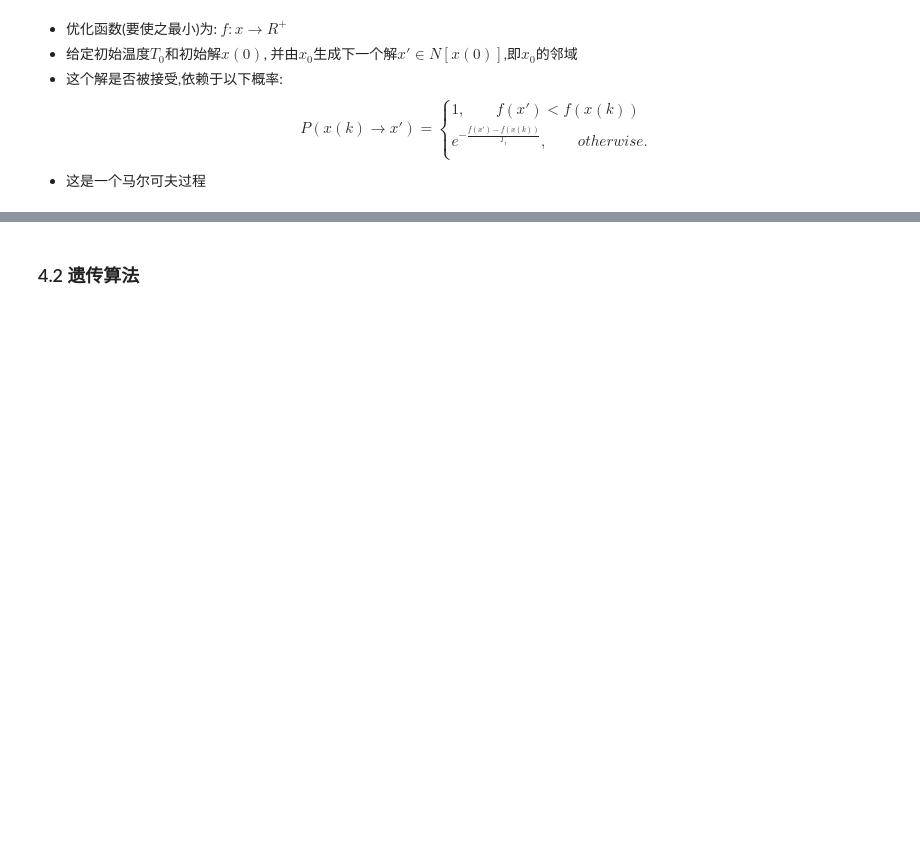
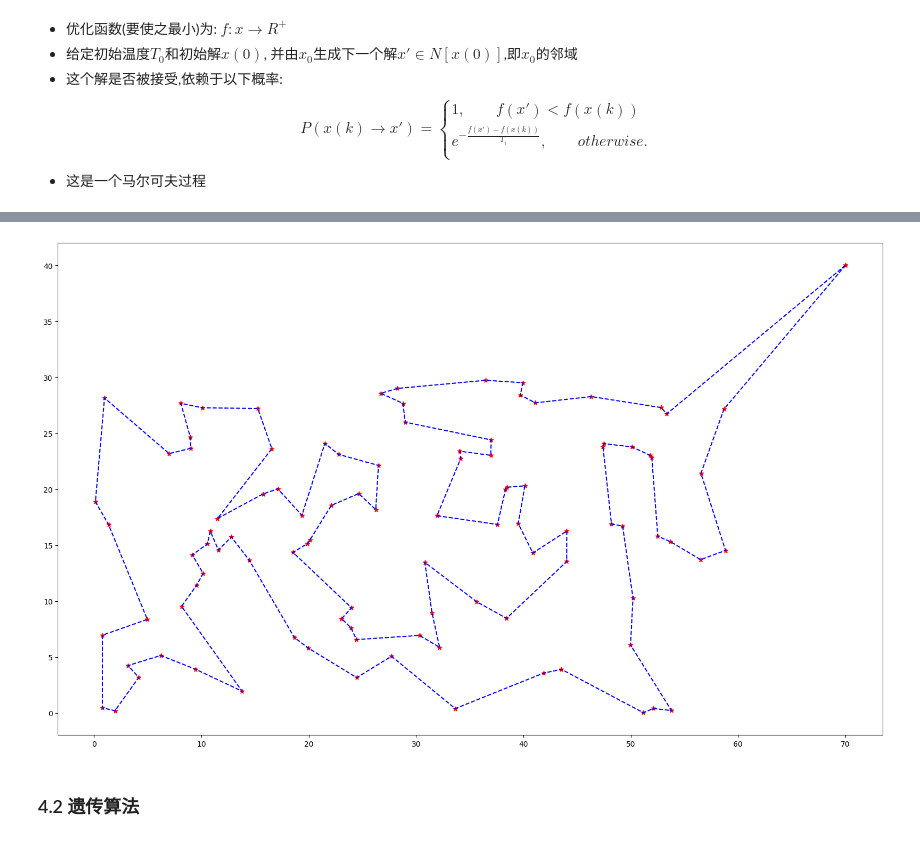
Before and after one commit to yohoten/MMAA-Py, a Jupyter notebook: notebooks/39.智能优化算法.ipynb, the cells around one changed output, grey strips where cells are left out. Drawn from its saved outputs; the diff is of its cells as text; code cells hidden in the pictures; blank space fills up the shorter version.

```diff
--- a/notebooks/39.智能优化算法.ipynb
+++ b/notebooks/39.智能优化算法.ipynb
@@ -27,64 +27,58 @@
 - 这个解是否被接受,依赖于以下概率: $$P(x(k)\rightarrow x')=\left\{\begin{array}{l}1,\qquad f(x')<f(x(k))\\e^{-\frac{f(x')-f(x(k))}{T_i}},\qquad otherwise.\\\end{array}\right.$$
 - 这是一个马尔可夫过程
 # %%
-# 课本例题
-
 import numpy as np
 import pandas as pd
 import matplotlib.pyplot as plt
 
-
-# 数据读入, reshape
+# ---------- 数据读入、reshape ----------
 data = np.loadtxt('../data/textbook/12.D 飞机侦察地理坐标数据.txt')
-data = data.reshape((data.shape[0]*4, 2))
-data = np.insert(data, 0, values=[[70,40]],axis=0)
-data = np.insert(data, data.shape[0], values=[[70,40]],axis=0)
-# np.savetxt('飞机侦察地理坐标数据.txt',a,fmt='%0.4f')
+data = data.reshape((data.shape[0] * 4, 2))
+data = np.insert(data, 0, values=[[70, 40]], axis=0)
+data = np.insert(data, data.shape[0], values=[[70, 40]], axis=0)
 
 # 地球半径
 R = 6370
 
-# 计算间距
-d = np.zeros((data.shape[0], data.shape[0]), dtype=np.float)
-tempdata = data/180*np.pi
+# ---------- 计算间距 ----------
+d = np.zeros((data.shape[0], data.shape[0]), dtype=float)          # ← 修改
+tempdata = data / 180 * np.pi
 for i in range(len(d)):
-    for j in range(i+1, len(d)):
-        d[i][j] = R*np.arccos(np.cos(tempdata[i][0]-tempdata[j][0]) * np.cos(tempdata[i][1]) * np.cos(tempdata[j][1])
-                              + np.sin(tempdata[i][1]) * np.sin(tempdata[j][1]))
+    for j in range(i + 1, len(d)):
+        d[i][j] = R * np.arccos(
+            np.cos(tempdata[i][0] - tempdata[j][0]) * np.cos(tempdata[i][1]) * np.cos(tempdata[j][1])
+            + np.sin(tempdata[i][1]) * np.sin(tempdata[j][1])
+        )
 d = d + d.T
 
-# 设置np.random的随机种子
+# ---------- 蒙特卡洛求初始解 ----------
 np.random.seed(0)
-
-# 先用蒙特卡洛算法求一个较好的初始解, 做1000次
 length = np.inf
 for times in range(1000):
-    temppath = np.array([0], dtype=np.int)
-    temppath = np.insert(temppath, 1, values=np.random.permutation([i+1 for i in range(100)]), axis=0)
+    temppath = np.array([0], dtype=int)                             # ← 修改
+    temppath = np.insert(temppath, 1,
+                         values=np.random.permutation([i + 1 for i in range(100)]),
+                         axis=0)
     temppath = np.insert(temppath, temppath.shape[0], values=[101], axis=0)
     templen = 0
-    for i in range(len(temppath)-1):
-        templen += d[temppath[i]][temppath[i+1]]
+    for i in range(len(temppath) - 1):
+        templen += d[temppath[i]][temppath[i + 1]]
     if templen < length:
         length = templen
         path = temppath
 print('蒙特卡罗算法得到的路径长度: {}'.format(length), path, sep='\n')
 
-# 下面用模拟退火算法
-# 取降温系数alpha = 0.999, 终止温度e = 1e-30
+# ---------- 模拟退火 ----------
 alpha = 0.999
 e = 1e-30
 T = 1
 for times in range(1000000):
     u, v = np.random.randint(low=1, high=101, size=(2))
     temppath = path.copy()
-    temppath[u:v+1] = path[v:u-1:-1]
-    # 计算路径长度差
-    df = d[path[u-1]][path[v]] + d[path[u]][path[v+1]] - d[path[u-1]][path[u]] - d[path[v]][path[v+1]]
-    # 尝试接受调整
-    # 事实上, 不去接受增加长度的改变方式, 对结果几乎没有影响.
-    # if df < 0:
-    if df < 0 or np.exp(-df/T) >= np.random.rand():
+    temppath[u:v + 1] = path[v:u - 1:-1]
+    df = (d[path[u - 1]][path[v]] + d[path[u]][path[v + 1]]
+          - d[path[u - 1]][path[u]] - d[path[v]][path[v + 1]])
+    if df < 0 or np.exp(-df / T) >= np.random.rand():
         path = temppath
         length += df
     T = T * alpha
@@ -92,13 +86,16 @@ for times in range(1000000):
         break
 
 length = 0
-for i in range(len(path)-1):
-    length += d[path[i]][path[i+1]]
+for i in range(len(path) - 1):
+    length += d[path[i]][path[i + 1]]
+print('模拟退火算法得到的路径长度: {}, 花费时间: {}'.format(length, length / 1000), path, sep='\n')
 
-print('模拟退火算法得到的路径长度: {}, 花费时间: {}'.format(length, length/1000), path, sep='\n')
-
+# ---------- 绘图 ----------
 plt.figure(figsize=(20, 12))
 divide = 1
 coordinate_path = np.array([[data[i][0], data[i][1]] for i in path])
-plt.scatter(coordinate_path[::divide, 0], coordinate_path[::divide, 1], marker='*', color='red')
+plt.scatter(coordinate_path[::divide, 0], coordinate_path[::divide, 1],
+            marker='*', color='red')
 plt.plot(coordinate_path[::divide, 0], coordinate_path[::divide, 1], 'b--')
+plt.show()
+# %% [output]
@@ -105,3 +116,4 @@ plt.plot(coordinate_path[::divide, 0], coordinate_path[::divide, 1], 'b--')
+[figure, added]
 # %% [markdown]
 ### 4.2 遗传算法
 # %%
```
Also changed, not shown: parts of 5 cells of this notebook, 25 other files.
